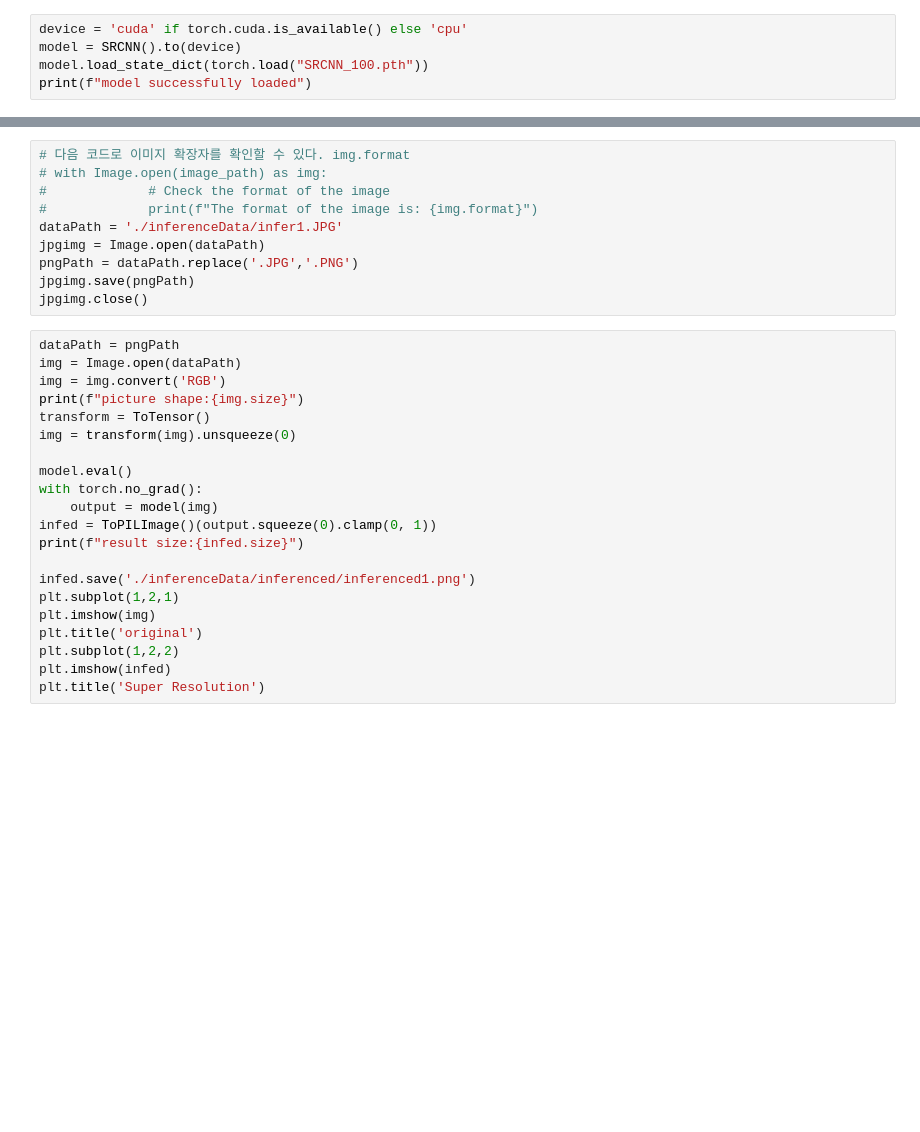
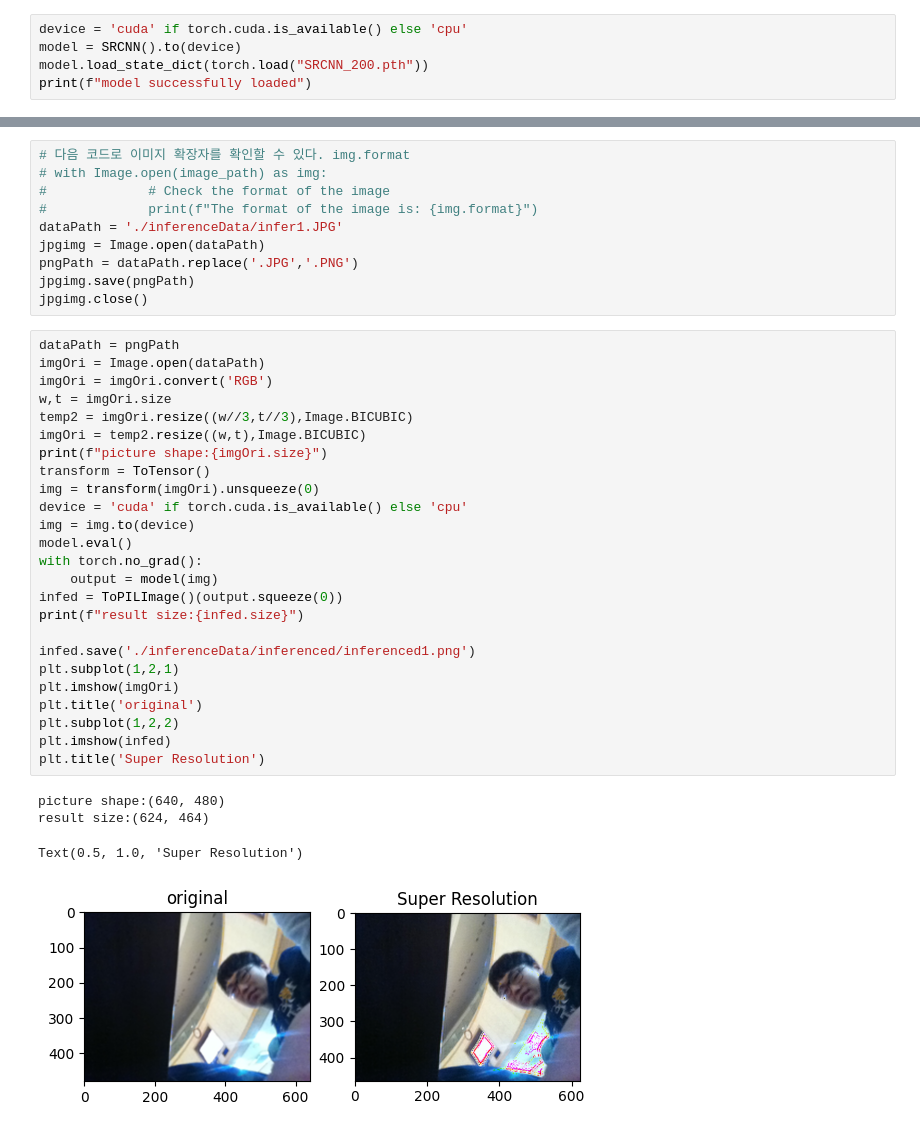
Before and after one commit to Sirius147/img-transforming-Neural-Nets-Studying, a Jupyter notebook: SRCNN/srModel.ipynb, the cells around one changed output, grey strips where cells are left out. Drawn from its saved outputs; the diff is of its cells as text; blank space fills up the shorter version.

```diff
--- a/SRCNN/srModel.ipynb
+++ b/SRCNN/srModel.ipynb
@@ -324,5 +329,5 @@ print(f"model saved succedssfully")
 # %%
 device = 'cuda' if torch.cuda.is_available() else 'cpu'
 model = SRCNN().to(device)
-model.load_state_dict(torch.load("SRCNN_100.pth"))
+model.load_state_dict(torch.load("SRCNN_200.pth"))
 print(f"model successfully loaded")
@@ -340,22 +347,31 @@ jpgimg.save(pngPath)
 jpgimg.close()
 # %%
 dataPath = pngPath
-img = Image.open(dataPath)
-img = img.convert('RGB')
-print(f"picture shape:{img.size}")
+imgOri = Image.open(dataPath)
+imgOri = imgOri.convert('RGB')
+w,t = imgOri.size
+temp2 = imgOri.resize((w//3,t//3),Image.BICUBIC)
+imgOri = temp2.resize((w,t),Image.BICUBIC)
+print(f"picture shape:{imgOri.size}")
 transform = ToTensor()
-img = transform(img).unsqueeze(0)
-
+img = transform(imgOri).unsqueeze(0)
+device = 'cuda' if torch.cuda.is_available() else 'cpu'
+img = img.to(device)
 model.eval()
 with torch.no_grad():
     output = model(img)
-infed = ToPILImage()(output.squeeze(0).clamp(0, 1))
+infed = ToPILImage()(output.squeeze(0))
 print(f"result size:{infed.size}")
 
 infed.save('./inferenceData/inferenced/inferenced1.png')
 plt.subplot(1,2,1)
-plt.imshow(img)
+plt.imshow(imgOri)
 plt.title('original')
 plt.subplot(1,2,2)
 plt.imshow(infed)
 plt.title('Super Resolution')
+# %% [output]
+picture shape:(640, 480)
+result size:(624, 464)
+Text(0.5, 1.0, 'Super Resolution')
+[figure, added]
```
Also changed, not shown: parts of 3 cells of this notebook, 4 other files.
